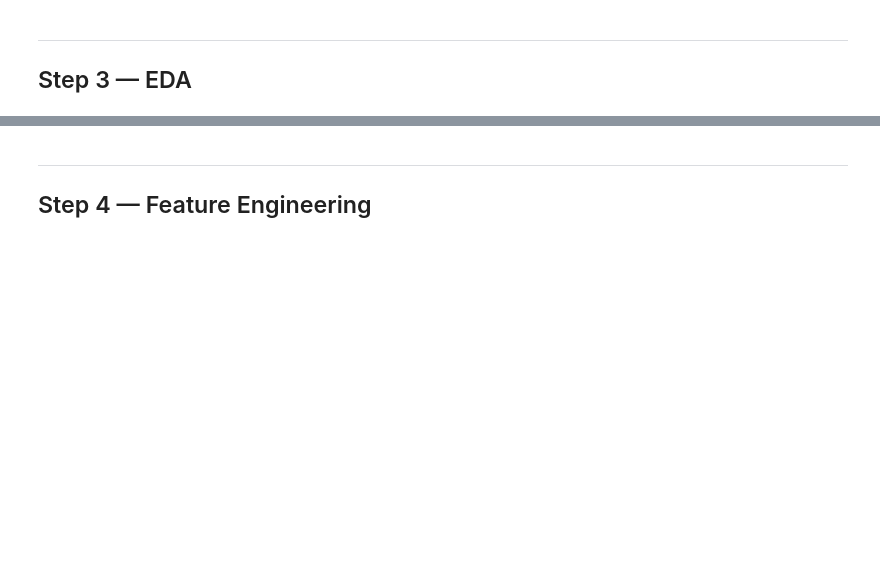
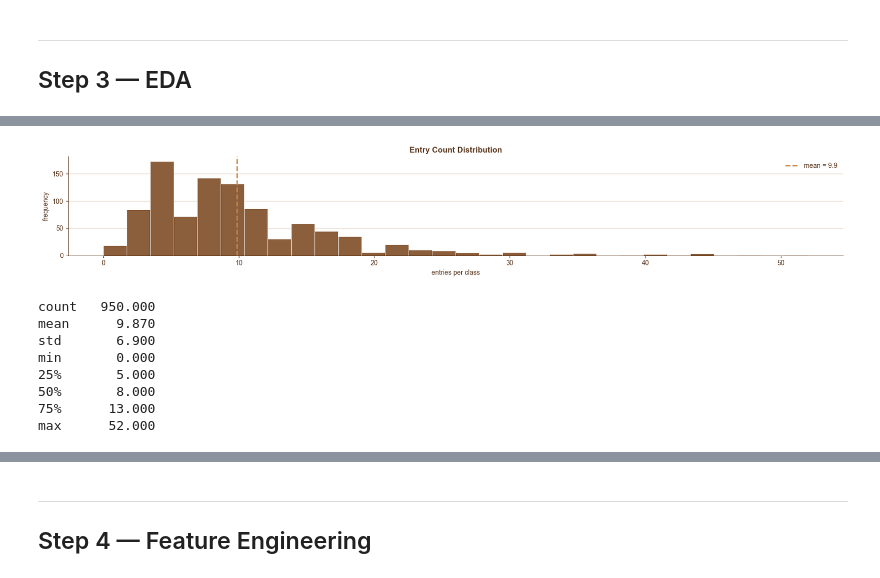
Before and after one commit to Danielle444/RideOn-Project, a Jupyter notebook: Smart_Element/01_data_prep.ipynb, the cells around one changed output, grey strips where cells are left out. Saved outputs shown, nothing was run; the diff lists cells and outputs as text; code cells hidden in the pictures; blank space fills up the shorter version.

```diff
--- a/Smart_Element/01_data_prep.ipynb
+++ b/Smart_Element/01_data_prep.ipynb
@@ -236,25 +260,36 @@ entrycount                       int64
 prizetypename                      str
 prizeamount                    float64
 # %%
-# entrycount distribution (one point per unique class)
+# entrycount distribution (one point per unique class) - presentation figure
 ec = uniq["entrycount"]
-fig, axes = plt.subplots(1, 2, figsize=(13, 4))
 
-axes[0].hist(ec, bins=30, color="steelblue", edgecolor="white", linewidth=0.5)
-axes[0].set_title("Entry Count Distribution")
-axes[0].set_xlabel("entries per class")
-axes[0].set_ylabel("frequency")
+fig, ax = plt.subplots(figsize=(17, 3))
+ax.hist(ec, bins=30, color=DECK_BROWN_MED, edgecolor="white", linewidth=0.6)
+ax.axvline(ec.mean(), color=DECK_TAN, linestyle="--", linewidth=2,
+           label=f"mean = {ec.mean():.1f}")
+ax.set_title("Entry Count Distribution")
+ax.set_xlabel("entries per class")
+ax.set_ylabel("frequency")
+style_deck_ax(ax)
+ax.grid(axis="x", visible=False)
+leg = ax.legend(frameon=False)
+for _t in leg.get_texts():
+    _t.set_color(DECK_BROWN)
 
-axes[1].hist(np.log1p(ec), bins=30, color="darkorange", edgecolor="white", linewidth=0.5)
-axes[1].set_title("log1p(Entry Count) Distribution")
-axes[1].set_xlabel("log1p(entries)")
-axes[1].set_ylabel("frequency")
-
-plt.suptitle(f"Target variable: entrycount  (n={len(ec):,} classes)", y=1.02, fontsize=12)
-plt.tight_layout()
-plt.savefig("../data/figures/entrycount_distribution.png", dpi=200, bbox_inches="tight")
+fig.tight_layout()
+fig.savefig("../data/figures/entrycount_distribution.png", dpi=200, bbox_inches="tight")
 plt.show()
 print(ec.describe().round(2).to_string())
+# %% [output]
+[figure, added]
+count   950.000
+mean      9.870
+std       6.900
+min       0.000
+25%       5.000
+50%       8.000
+75%      13.000
+max      52.000
 # %%
 import arabic_reshaper
 from bidi.algorithm import get_display
```
Also changed, not shown: parts of 15 cells of this notebook, 12 other files.
